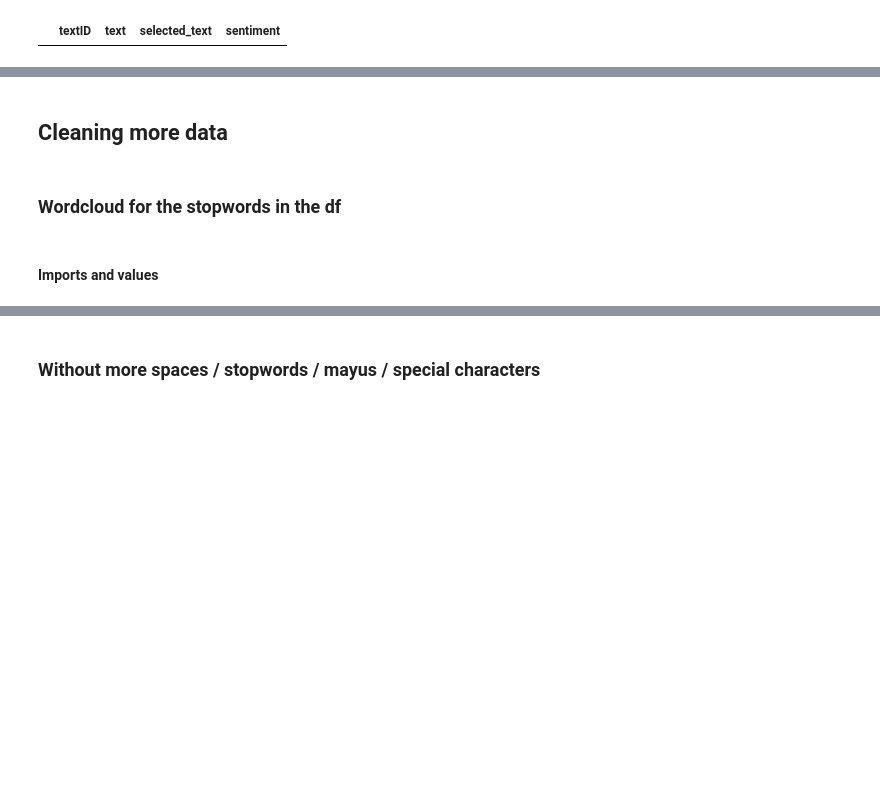
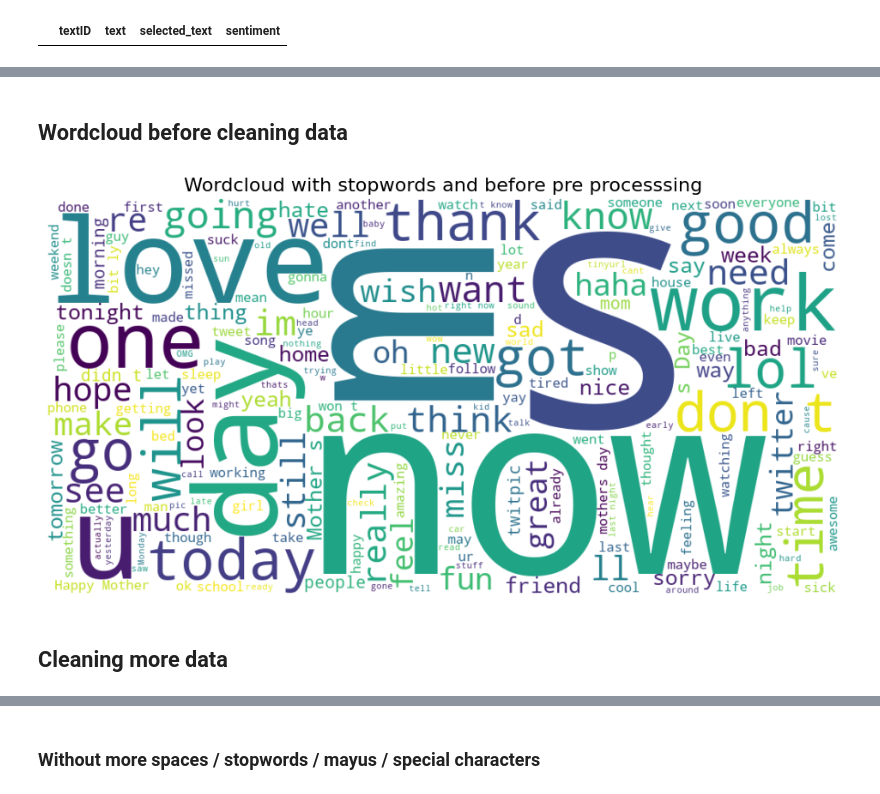
Before and after one commit to 39cam/DataScience, a Jupyter notebook: sentiment_analysis.ipynb, the cells around one changed output, grey strips where cells are left out. Cells and saved outputs as stored; diff of their text form; code cells hidden in the pictures; blank space fills up the shorter version.

```diff
--- a/sentiment_analysis.ipynb
+++ b/sentiment_analysis.ipynb
@@ -89,6 +128,26 @@ nulls # Empty: we got the dataset with values in every row
+# %% [markdown]
+## Wordcloud before cleaning data
+# %%
+import matplotlib.pyplot as plt
+import re
+from wordcloud import WordCloud
+
+
+whole_text = ''.join(df['text'].astype(str))
+
+wordcloud = WordCloud(
+    background_color='white',
+    max_words=200,
+    width=1000,
+    height=500
+).generate(whole_text)
+
+plt.figure(figsize=(12, 6))
+plt.imshow(wordcloud, interpolation='bilinear')
+plt.axis('off')
+plt.title('Wordcloud with stopwords and before pre processsing', fontsize=16)
+plt.show()
+# %% [output]
+[figure, added]
 # %% [markdown]
 ## Cleaning more data
-# %% [markdown]
-### Wordcloud for the stopwords in the df
-# %% [markdown]
-#### Imports and values
```
Also changed, not shown: parts of 37 cells of this notebook.
